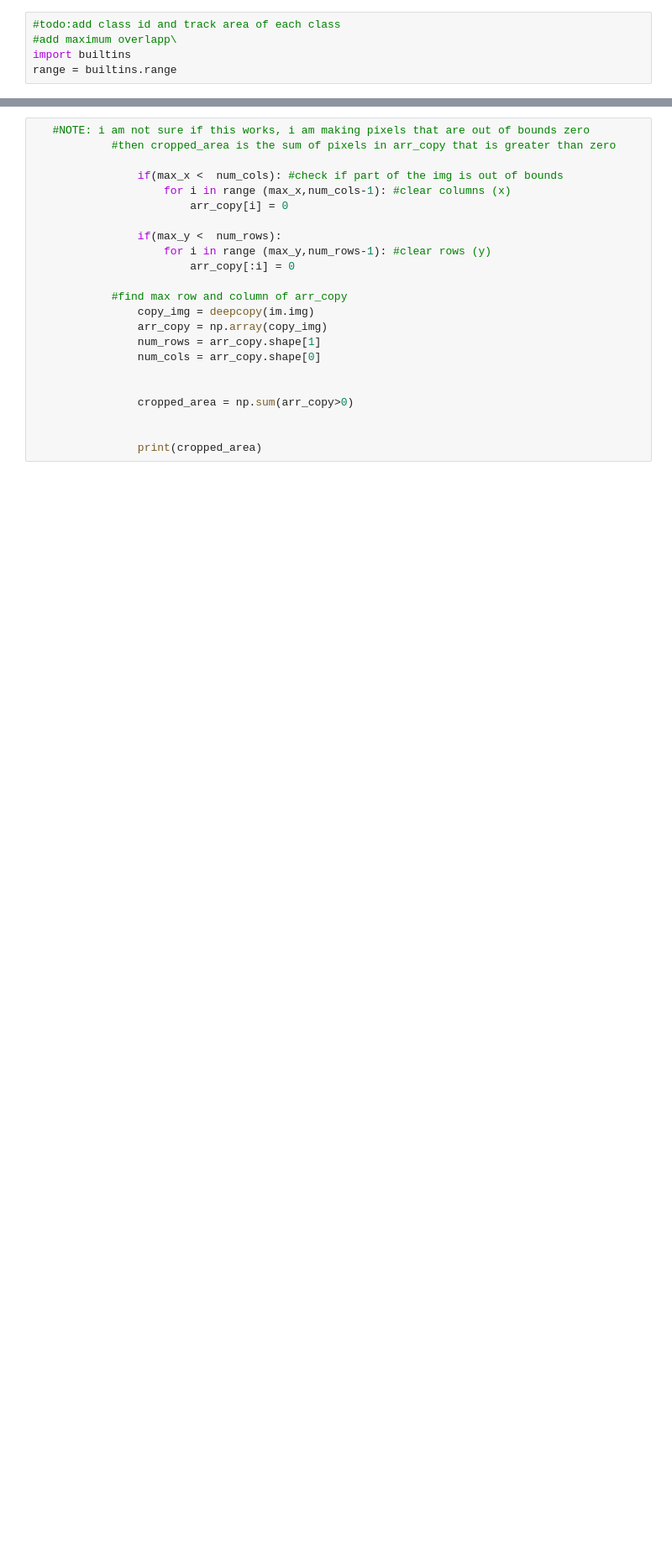
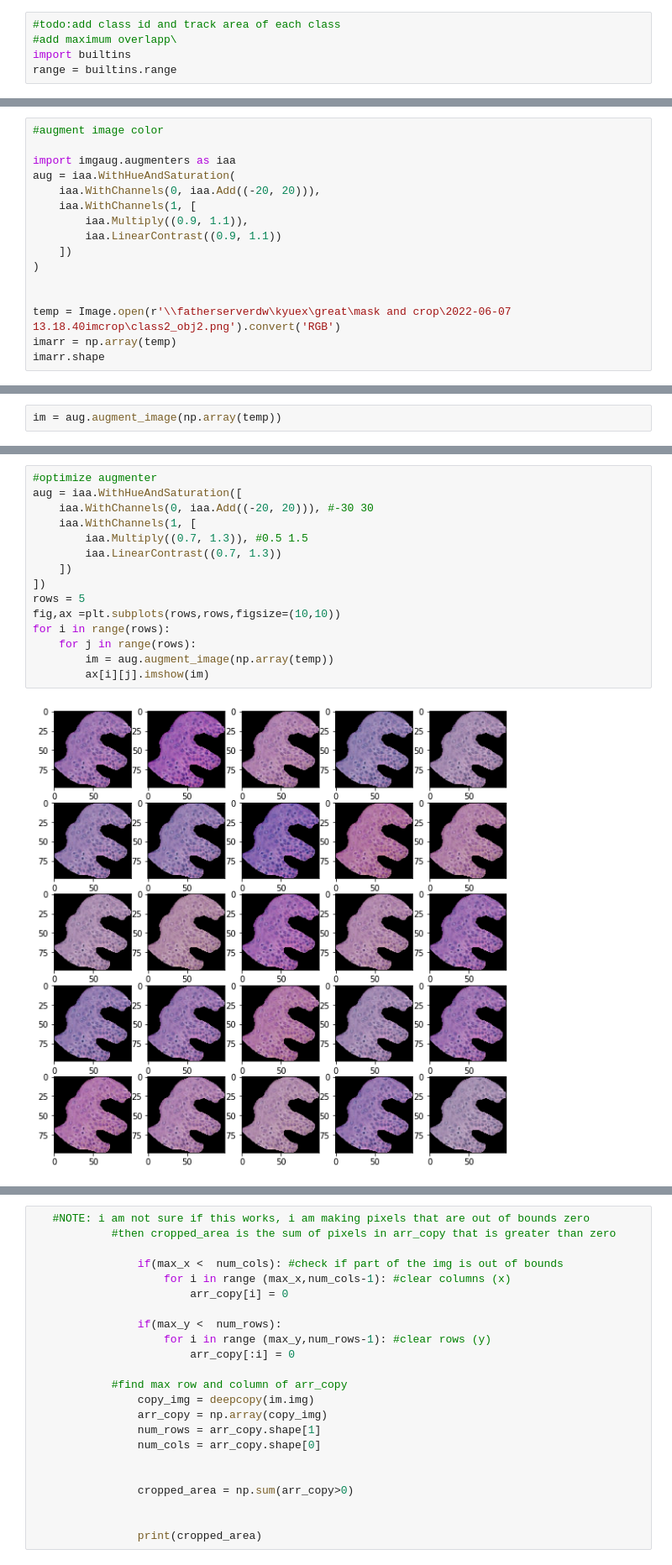
Before and after one commit to Wirtz-Lab/wsi_analysis, a Jupyter notebook: ashley/compile_mask.ipynb, the cells around one changed output, grey strips where cells are left out. Shown: that part at 84% size. Saved outputs shown, nothing was run; the diff lists cells and outputs as text; blank space fills up the shorter version.

```diff
--- a/ashley/compile_mask.ipynb
+++ b/ashley/compile_mask.ipynb
@@ -84,0 +45,16 @@ class_threshold = 20; # you can exceed class area by 20
+# %%
+#augment image color
+
+import imgaug.augmenters as iaa
+aug = iaa.WithHueAndSaturation(
+    iaa.WithChannels(0, iaa.Add((-20, 20))),
+    iaa.WithChannels(1, [
+        iaa.Multiply((0.9, 1.1)),
+        iaa.LinearContrast((0.9, 1.1))
+    ])
+)
+
+
+temp = Image.open(r'\\fatherserverdw\kyuex\great\mask and crop\2022-06-07 13.18.40imcrop\class2_obj2.png').convert('RGB')
+imarr = np.array(temp)
+imarr.shape
@@ -84,0 +63,2 @@ class_threshold = 20; # you can exceed class area by 20
+# %%
+im = aug.augment_image(np.array(temp))
@@ -84,0 +67,17 @@ class_threshold = 20; # you can exceed class area by 20
+# %%
+#optimize augmenter
+aug = iaa.WithHueAndSaturation([
+    iaa.WithChannels(0, iaa.Add((-20, 20))), #-30 30
+    iaa.WithChannels(1, [
+        iaa.Multiply((0.7, 1.3)), #0.5 1.5
+        iaa.LinearContrast((0.7, 1.3))
+    ])
+])
+rows = 5
+fig,ax =plt.subplots(rows,rows,figsize=(10,10))
+for i in range(rows):
+    for j in range(rows):
+        im = aug.augment_image(np.array(temp))
+        ax[i][j].imshow(im)
+# %% [output]
+[figure, added]
```
Also changed, not shown: parts of 39 cells of this notebook, 3 other files.
